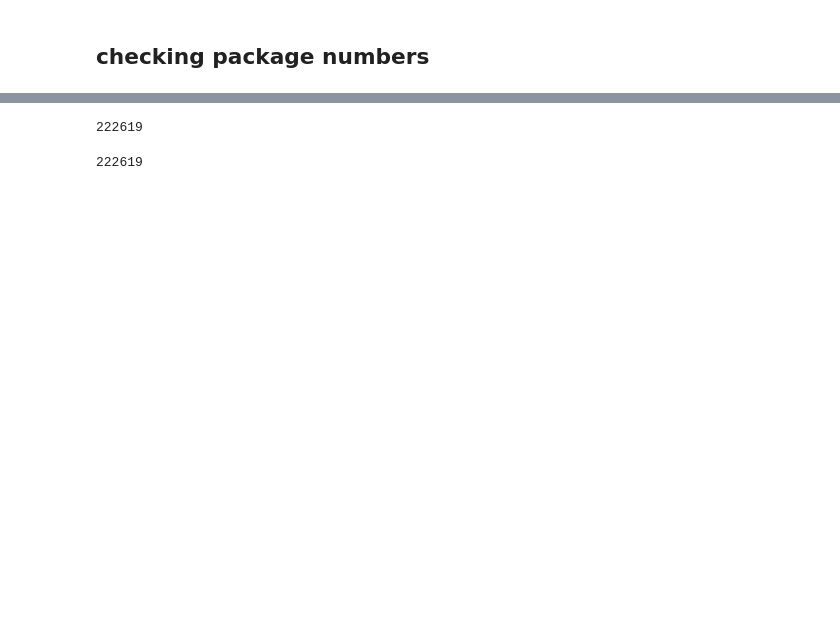
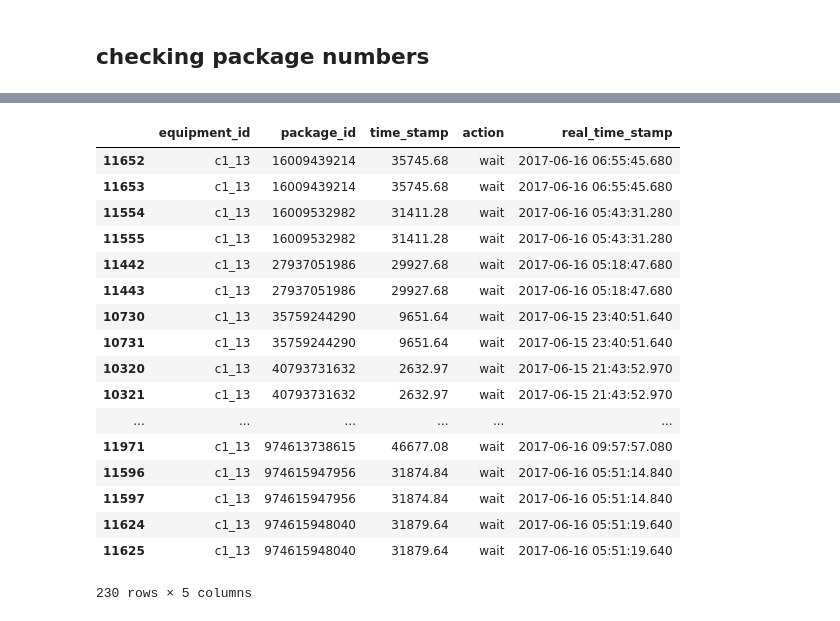
Before and after one commit to tade0726/logistics_simulation, a Jupyter notebook: notebooks/analyse out data.ipynb, the cells around one changed output, grey strips where cells are left out. Drawn from its saved outputs; the diff is of its cells as text; code cells hidden in the pictures; blank space fills up the shorter version.

```diff
--- a/notebooks/analyse out data.ipynb
+++ b/notebooks/analyse out data.ipynb
@@ -132,8 +119,0 @@ truck_count_table.store_size.sum()
-# %%
-len(machine_table_spilt)
-# %% [output]
-222619
-# %%
-len(pipeline_table.package_id.unique())
-# %% [output]
-222619
@@ -141,0 +120,23 @@ machine_table
+# %%
+machine_table_sort = machine_table.sort_values(["package_id", "time_stamp"])
+# %%
+machine_table_sort[machine_table_sort.equipment_id == "c1_13"]
+# %% [output]
+|  | equipment_id | package_id | time_stamp | action | real_time_stamp |
+| 11652 | c1_13 | 16009439214 | 35745.68 | wait | 2017-06-16 06:55:45.680 |
+| 11653 | c1_13 | 16009439214 | 35745.68 | wait | 2017-06-16 06:55:45.680 |
+| 11554 | c1_13 | 16009532982 | 31411.28 | wait | 2017-06-16 05:43:31.280 |
+| 11555 | c1_13 | 16009532982 | 31411.28 | wait | 2017-06-16 05:43:31.280 |
+| 11442 | c1_13 | 27937051986 | 29927.68 | wait | 2017-06-16 05:18:47.680 |
+| 11443 | c1_13 | 27937051986 | 29927.68 | wait | 2017-06-16 05:18:47.680 |
+| 10730 | c1_13 | 35759244290 | 9651.64 | wait | 2017-06-15 23:40:51.640 |
+| 10731 | c1_13 | 35759244290 | 9651.64 | wait | 2017-06-15 23:40:51.640 |
+| 10320 | c1_13 | 40793731632 | 2632.97 | wait | 2017-06-15 21:43:52.970 |
+| 10321 | c1_13 | 40793731632 | 2632.97 | wait | 2017-06-15 21:43:52.970 |
+| ... | ... | ... | ... | ... | ... |
+| 11971 | c1_13 | 974613738615 | 46677.08 | wait | 2017-06-16 09:57:57.080 |
+| 11596 | c1_13 | 974615947956 | 31874.84 | wait | 2017-06-16 05:51:14.840 |
+| 11597 | c1_13 | 974615947956 | 31874.84 | wait | 2017-06-16 05:51:14.840 |
+| 11624 | c1_13 | 974615948040 | 31879.64 | wait | 2017-06-16 05:51:19.640 |
+| 11625 | c1_13 | 974615948040 | 31879.64 | wait | 2017-06-16 05:51:19.640 |
+230 rows × 5 columns
```
Also changed, not shown: parts of 13 cells of this notebook, 4 other files.
